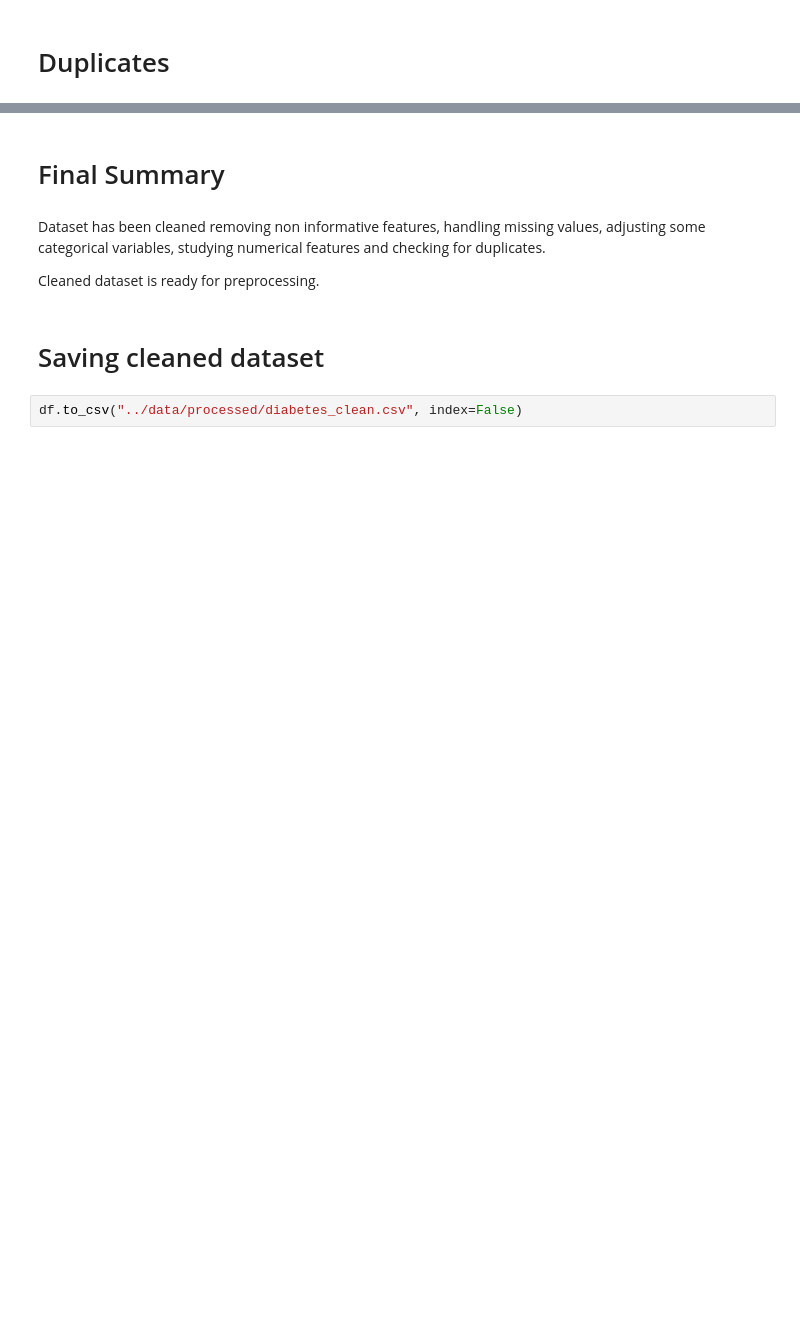
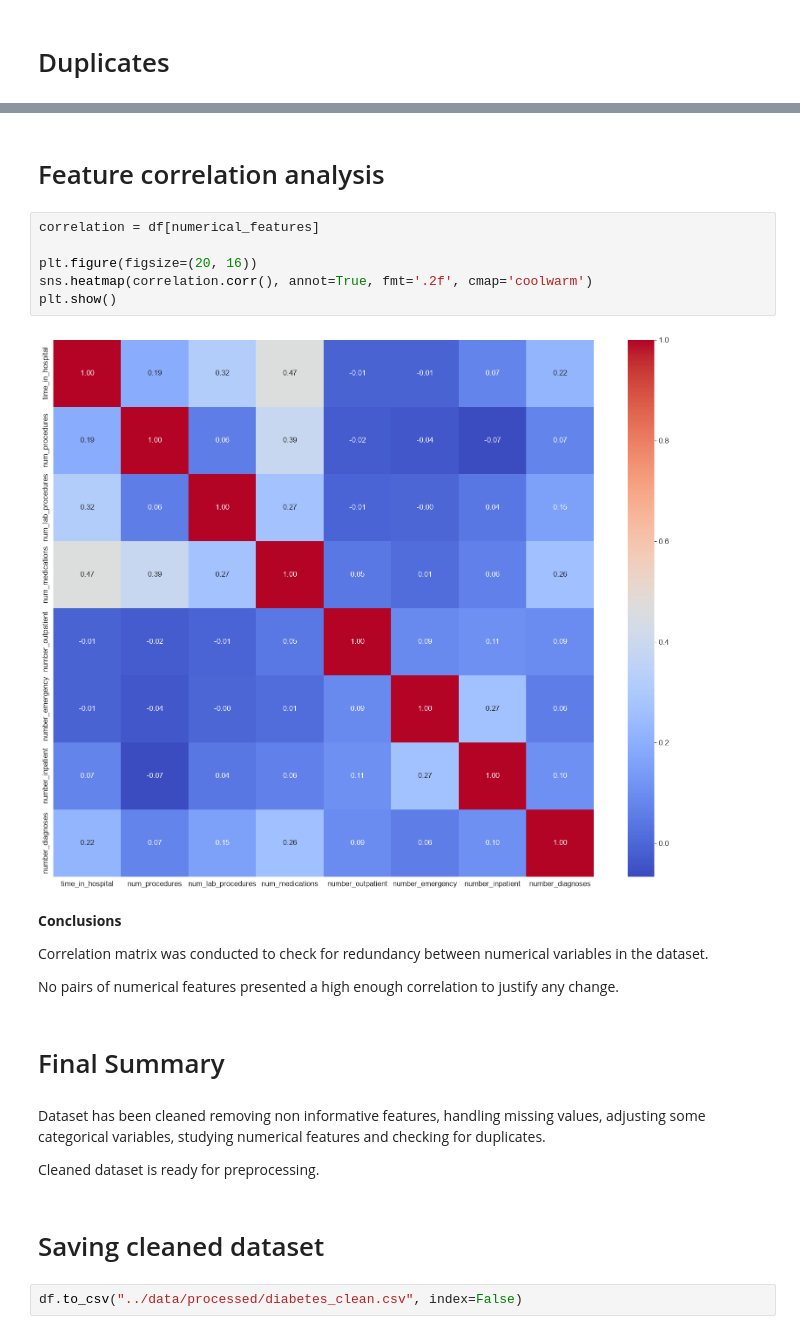
Before and after one commit to GermanFragolaRamos/diabetes-readmission-prediction, a Jupyter notebook: notebooks/03_data_cleaning.ipynb, the cells around one changed output, grey strips where cells are left out. Drawn from its saved outputs; the diff is of its cells as text; blank space fills up the shorter version.

```diff
--- a/notebooks/03_data_cleaning.ipynb
+++ b/notebooks/03_data_cleaning.ipynb
@@ -607,3 +720,19 @@ No se encontraron filas duplicadas.
+# %% [markdown]
+# Feature correlation analysis
+# %%
+correlation = df[numerical_features]
+
+plt.figure(figsize=(20, 16))
+sns.heatmap(correlation.corr(), annot=True, fmt='.2f', cmap='coolwarm')
+plt.show()
+# %% [output]
+[figure, added]
+# %% [markdown]
+**Conclusions**
+
+Correlation matrix was conducted to check for redundancy between numerical variables in the dataset.
+
+No pairs of numerical features presented a high enough correlation to justify any change.
 # %% [markdown]
 # Final Summary
 # %% [markdown]
```
Also changed, not shown: parts of 19 cells of this notebook, 5 other files.
